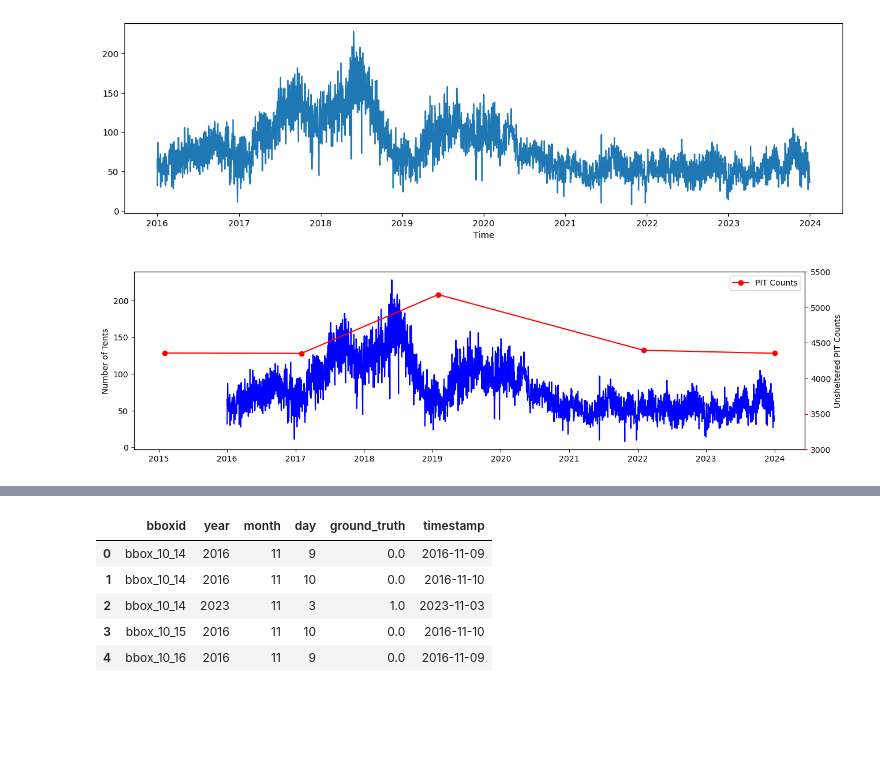
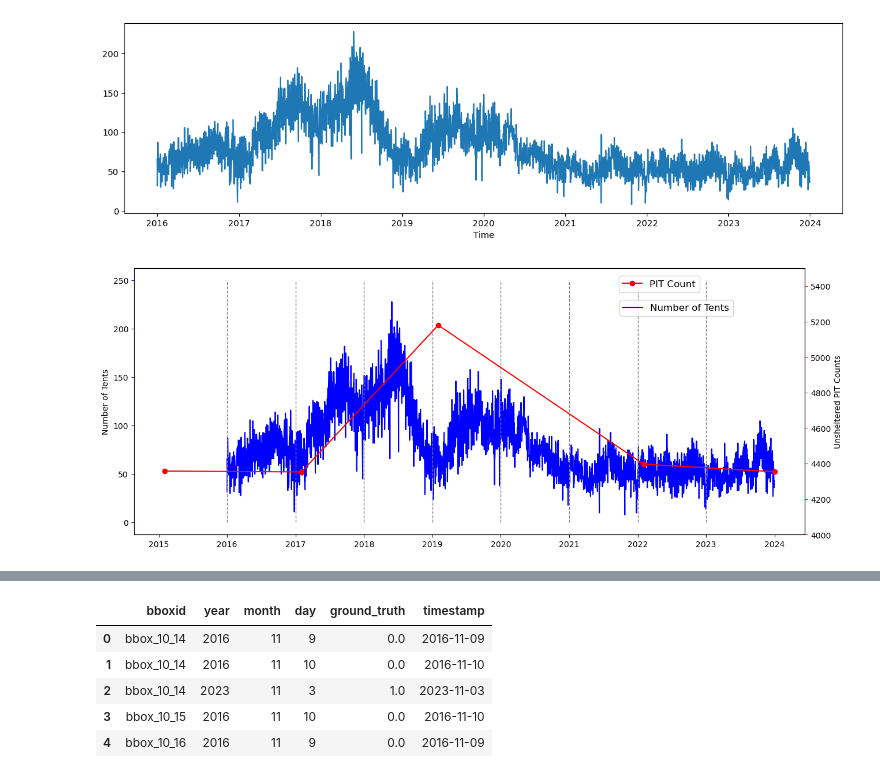
Before and after one commit to yilmajung/HomelessStudy_SanFrancisco_2024, a Jupyter notebook: 6_SVGPs.ipynb, the cells around one changed output, grey strips where cells are left out. Saved outputs shown, nothing was run; the diff lists cells and outputs as text; code cells hidden in the pictures; blank space fills up the shorter version.

```diff
--- a/6_SVGPs.ipynb
+++ b/6_SVGPs.ipynb
@@ -541,8 +543,11 @@ geopandas.geodataframe.GeoDataFrame
 # Remove overlapping observations (within 50 meters)
 df_combined2 = df_combined.groupby(['bboxid','year', 'month', 'day'], as_index=False).apply(remove_overlapping_obs, diameter=50)
 # %%
-# Save df_combined2 as a geojson file
-df_combined2.to_csv('data/df_combined_final2_10142024.csv', index=False)
+# # Save df_combined2 as a geojson file
+# df_combined2.to_csv('data/df_combined_final2_10142024.csv', index=False)
+
+# Load the data frame
+df_combined2 = pd.read_csv('data/df_combined_final2_10142024.csv')
 # %%
 df_combined2.shape
 # %% [output]
@@ -756,19 +744,22 @@ plt.show()
 # %% [output]
 [figure]
 # %%
-fig, ax1 = plt.subplots(figsize=(15, 4))
+fig, ax1 = plt.subplots(figsize=(15, 6))
 ax1.plot(df_trend_day['timestamp'], df_trend_day['ground_truth'], label='Number of Tents', color='b')
 ax1.set_ylabel('Number of Tents')
 ax1.tick_params('y', color='b')
 ax2 = ax1.twinx()
-ax2.plot(df_pit['year'], df_pit['unsheltered'], 'ro-', label='PIT Counts', color='r')
+ax2.plot(df_pit['year'], df_pit['unsheltered'], 'ro-', label='PIT Count', color='r')
 ax2.tick_params('y', color='r')
 ax2.set_ylabel('Unsheltered PIT Counts')
-plt.ylim([3000, 5500])
-plt.legend()
+plt.ylim([4000, 5500])
+ax1.legend(loc='upper right', fontsize=12, bbox_to_anchor=(0.9, 0.9))
+ax2.legend(loc='upper right', fontsize=12, bbox_to_anchor=(0.85, 0.99))
+ax1.vlines(x = ['2016-01-01', '2017-01-01', '2018-01-01', '2019-01-01', '2020-01-01', '2021-01-01', '2022-01-01', '2023-01-01'],
+            color = 'grey', linestyle = '--', linewidth = 1, ymin=0, ymax=250)
 plt.show()
 # %% [output]
-[figure, old version]
+[figure, new version]
 # %%
 df_combined2.head()
 # %% [output]
```
Also changed, not shown: parts of 40 cells of this notebook, 10 other files.
